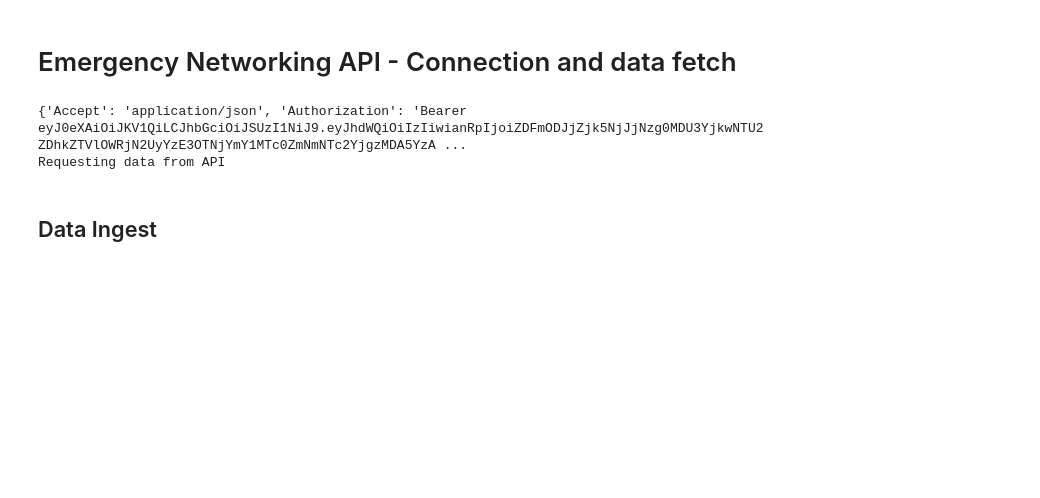
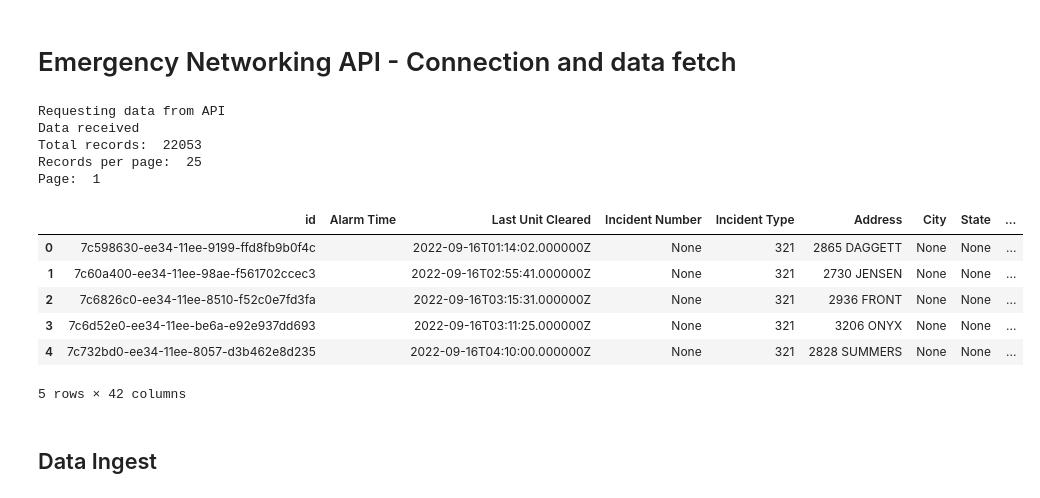
Before and after one commit to datasantana/emergencyNetworking, a Jupyter notebook: main.ipynb, the cells around one changed output. Drawn from its saved outputs; the diff is of its cells as text; code cells hidden in the pictures; blank space fills up the shorter version.

Commit message:
chore: Fixed API request and response handling

```diff
--- a/main.ipynb
+++ b/main.ipynb
@@ -7,19 +8,44 @@ import http.client
 # %%
 # Setup main variables
 
 with open('assets/token.txt', 'r') as file:
     token = file.read()
 conn = http.client.HTTPSConnection("staging.emergencynetworking.com")
 
 headers = {
     'Accept': "application/json",
     'Authorization': "Bearer " + token
 }
-# print headers
-print(headers)
 print("Requesting data from API")
+
+# API call
+conn.request("GET", "/department-api/v/Fire-Billing", headers=headers)
+
+res = conn.getresponse()
+data = res.read()
+dataObj = json.loads(data.decode("utf-8"))
+
+# print dataObject attributes 'total', ''perPage', 'page', 'data'
+print("Data received")
+print("Total records: ", dataObj['total'])
+print("Records per page: ", dataObj['perPage'])
+print("Page: ", dataObj['currentPage'])
+
+# transform dataObj['data'] to pandas dataframe
+df = pd.DataFrame(dataObj['data'])
+df.head(5)
 # %% [output]
-{'Accept': 'application/json', 'Authorization': 'Bearer eyJ0eXAiOiJKV1QiLCJhbGciOiJSUzI1NiJ9.eyJhdWQiOiIzIiwianRpIjoiZDFmODJjZjk5NjJjNzg0MDU3YjkwNTU2ZDhkZTVlOWRjN2UyYzE3OTNjYmY1MTc0ZmNmNTc2YjgzMDA5YzA ...
 Requesting data from API
+Data received
+Total records:  22053
+Records per page:  25
+Page:  1
+|  | id | Alarm Time | Last Unit Cleared | Incident Number | Incident Type | Address | City | State | ... |
+| 0 | 7c598630-ee34-11ee-9199-ffd8fb9b0f4c |  | 2022-09-16T01:14:02.000000Z | None | 321 | 2865 DAGGETT | None | None | ... |
+| 1 | 7c60a400-ee34-11ee-98ae-f561702ccec3 |  | 2022-09-16T02:55:41.000000Z | None | 321 | 2730 JENSEN | None | None | ... |
+| 2 | 7c6826c0-ee34-11ee-8510-f52c0e7fd3fa |  | 2022-09-16T03:15:31.000000Z | None | 321 | 2936 FRONT | None | None | ... |
+| 3 | 7c6d52e0-ee34-11ee-be6a-e92e937dd693 |  | 2022-09-16T03:11:25.000000Z | None | 321 | 3206 ONYX | None | None | ... |
+| 4 | 7c732bd0-ee34-11ee-8057-d3b462e8d235 |  | 2022-09-16T04:10:00.000000Z | None | 321 | 2828 SUMMERS | None | None | ... |
+5 rows × 42 columns
 # %% [markdown]
 ## Data Ingest
```
Also changed, not shown: parts of 3 cells of this notebook.
